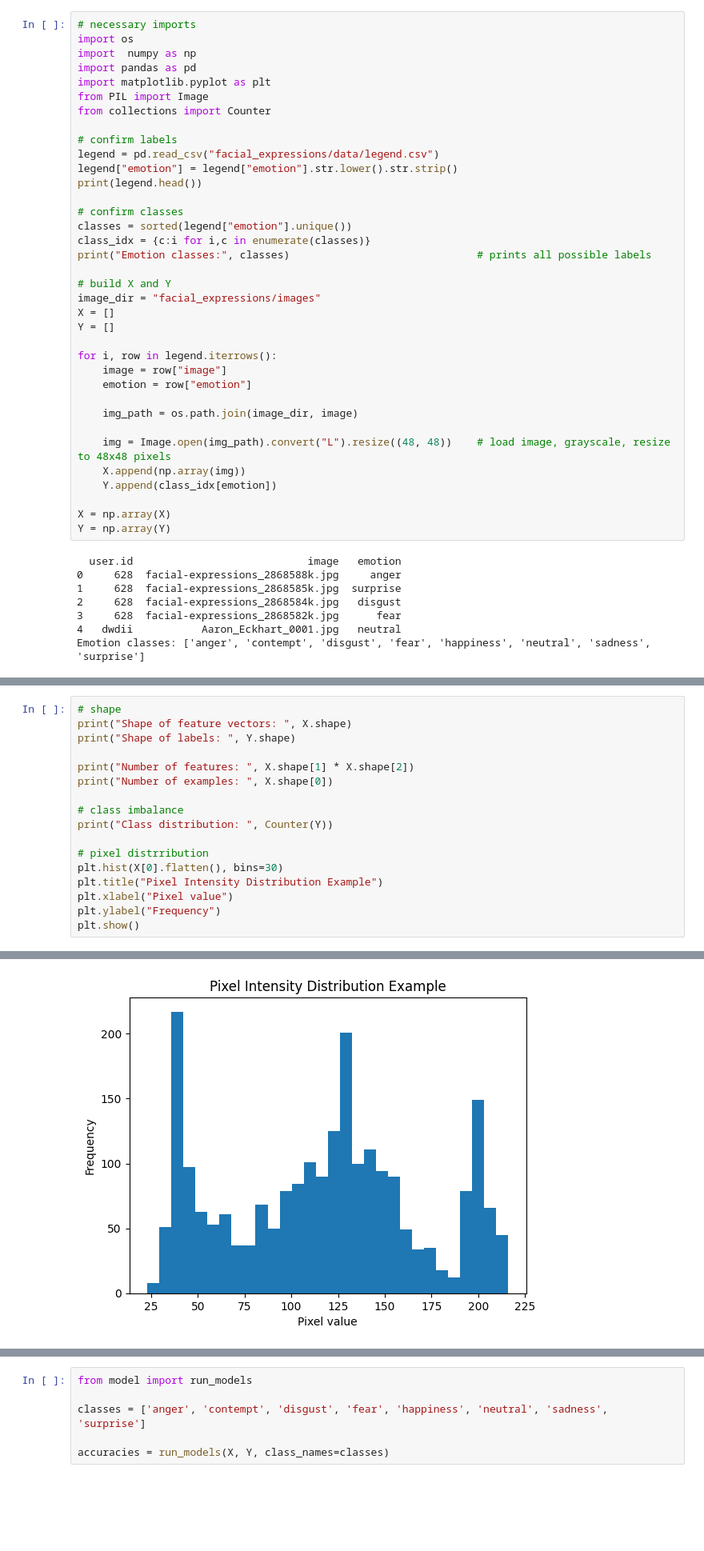
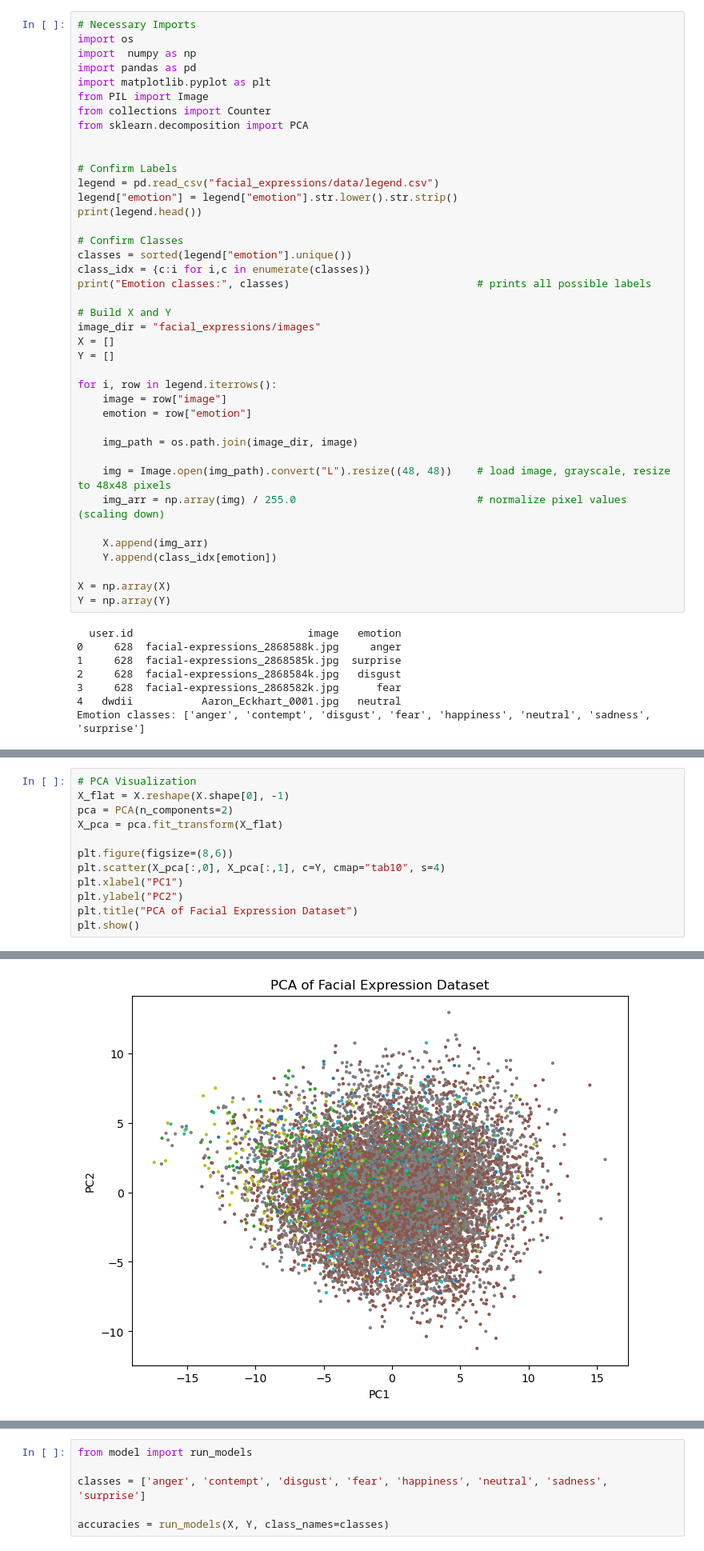
Before and after one commit to jerome-manarang/InsideOut, a Jupyter notebook: data_analysis.ipynb, the cells around one changed output, grey strips where cells are left out. Shown at 80% size. Cells and saved outputs as stored; diff of their text form; blank space fills up the shorter version.

```diff
--- a/data_analysis.ipynb
+++ b/data_analysis.ipynb
@@ -5,25 +5,27 @@
 ### **Loading the dataset**
 We loaded the dataset by reading legend.csv to obtain the mapping between each image and its corresponding emotion label. Using this mapping, we iterated through the directory, opened each image, converted it to grayscale, resized it to 48×48 pixels, and stored the resulting arrays in X with their associated integer labels in Y.
 # %%
-# necessary imports
+# Necessary Imports
 import os
 import  numpy as np
 import pandas as pd
 import matplotlib.pyplot as plt
 from PIL import Image
 from collections import Counter
+from sklearn.decomposition import PCA
 
-# confirm labels
+
+# Confirm Labels
 legend = pd.read_csv("facial_expressions/data/legend.csv")
 legend["emotion"] = legend["emotion"].str.lower().str.strip()
 print(legend.head())
 
-# confirm classes
+# Confirm Classes
 classes = sorted(legend["emotion"].unique())
 class_idx = {c:i for i,c in enumerate(classes)}
 print("Emotion classes:", classes)                              # prints all possible labels
 
-# build X and Y
+# Build X and Y
 image_dir = "facial_expressions/images"
 X = []
 Y = []
@@ -35,7 +37,9 @@ for i, row in legend.iterrows():
     img_path = os.path.join(image_dir, image)
 
     img = Image.open(img_path).convert("L").resize((48, 48))    # load image, grayscale, resize to 48x48 pixels
-    X.append(np.array(img))
+    img_arr = np.array(img) / 255.0                             # normalize pixel values (scaling down)
+
+    X.append(img_arr)
     Y.append(class_idx[emotion])
 
 X = np.array(X)
@@ -65,18 +115,13 @@ We began by summarizing the characteristics of the facial expressions dataset. W
 # %%
-# shape
-print("Shape of feature vectors: ", X.shape)
-print("Shape of labels: ", Y.shape)
+# PCA Visualization
+X_flat = X.reshape(X.shape[0], -1)
+pca = PCA(n_components=2)
+X_pca = pca.fit_transform(X_flat)
 
-print("Number of features: ", X.shape[1] * X.shape[2])
-print("Number of examples: ", X.shape[0])
-
-# class imbalance
-print("Class distribution: ", Counter(Y))
-
-# pixel distrribution
-plt.hist(X[0].flatten(), bins=30)
-plt.title("Pixel Intensity Distribution Example")
-plt.xlabel("Pixel value")
-plt.ylabel("Frequency")
+plt.figure(figsize=(8,6))
+plt.scatter(X_pca[:,0], X_pca[:,1], c=Y, cmap="tab10", s=4)
+plt.xlabel("PC1")
+plt.ylabel("PC2")
+plt.title("PCA of Facial Expression Dataset")
 plt.show()
 # %% [output]
@@ -88 +128 @@ Class distribution:  Counter({np.int64(5): 6868, np.int64(4): 5696, np.int64(7):
-[figure, old version]
+[figure, new version]
```
Also changed, not shown: parts of 13 cells of this notebook.
